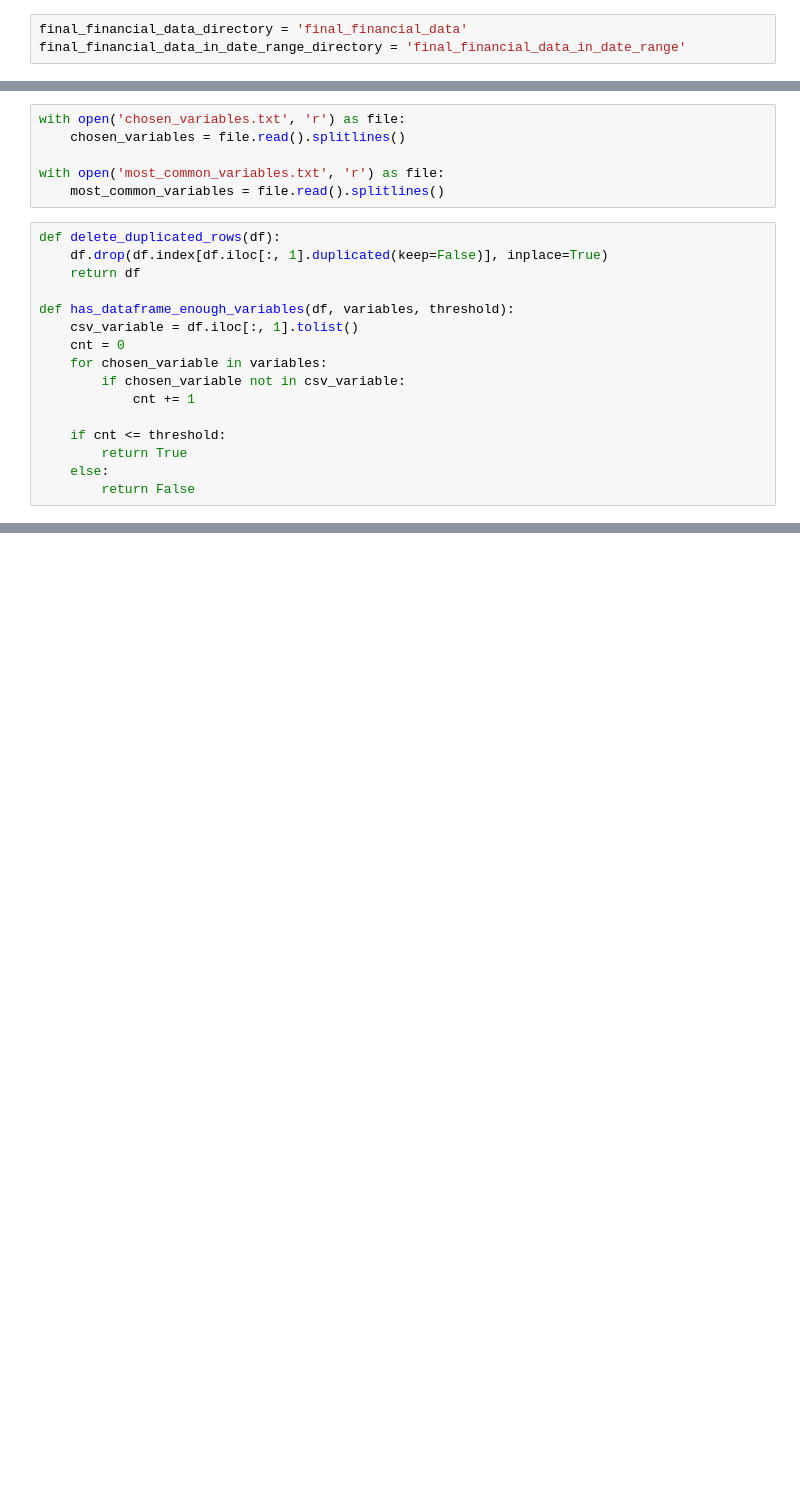
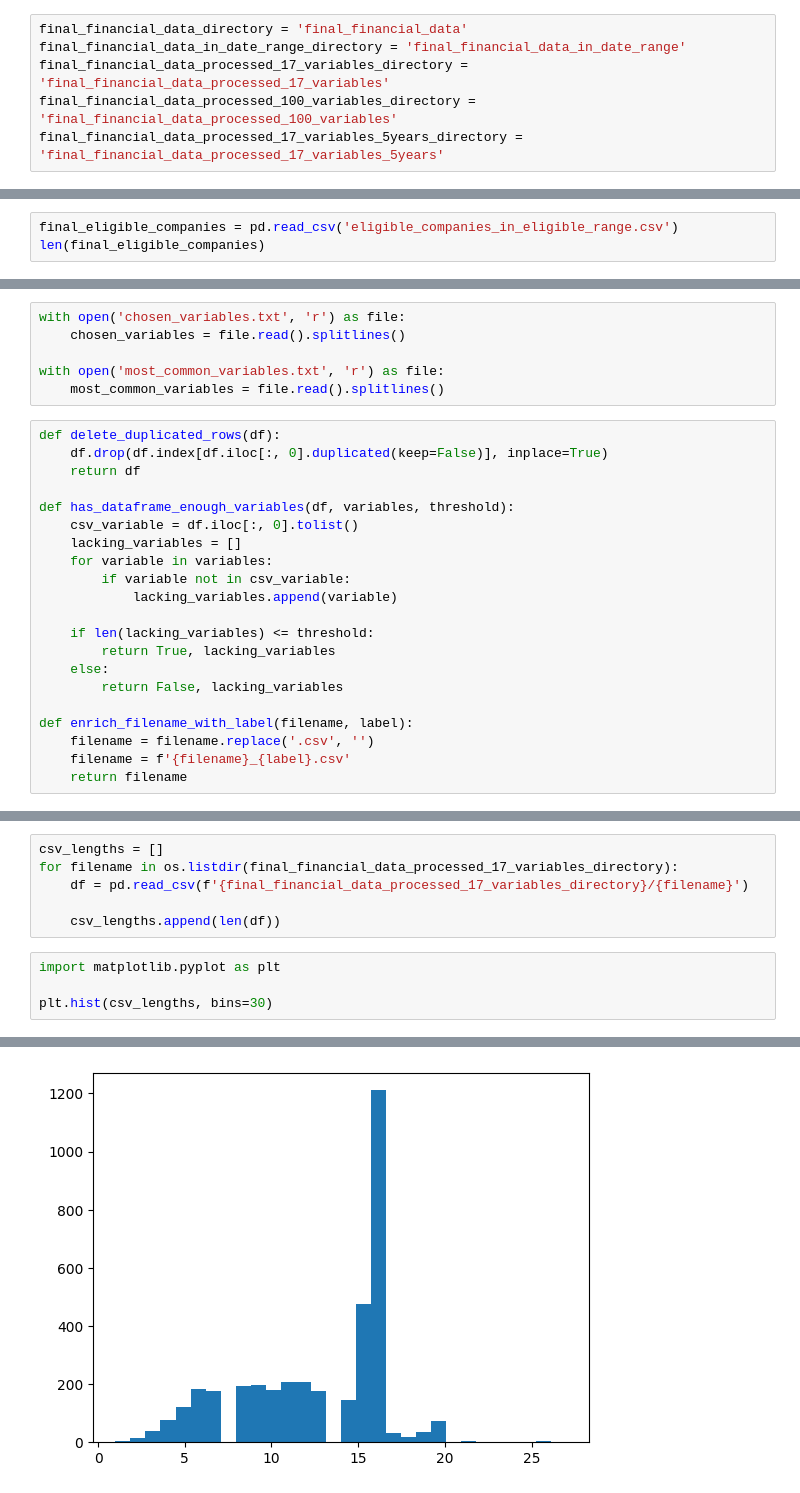
Before and after one commit to grepoz/bankruptcy-prophet, a Jupyter notebook: dataset/financial-data-processing-pipeline.ipynb, the cells around one changed output, grey strips where cells are left out. Drawn from its saved outputs; the diff is of its cells as text; blank space fills up the shorter version.

Commit message:
create split dataset with 17 vars for 5 years

```diff
--- a/dataset/financial-data-processing-pipeline.ipynb
+++ b/dataset/financial-data-processing-pipeline.ipynb
@@ -7,6 +7,9 @@ import shutil
 # %%
 final_financial_data_directory = 'final_financial_data'
 final_financial_data_in_date_range_directory = 'final_financial_data_in_date_range'
+final_financial_data_processed_17_variables_directory = 'final_financial_data_processed_17_variables'
+final_financial_data_processed_100_variables_directory = 'final_financial_data_processed_100_variables'
+final_financial_data_processed_17_variables_5years_directory = 'final_financial_data_processed_17_variables_5years'
 # %%
 eligible_companies = pd.read_csv('companies_eligible_to_financial_dataset_2024-04-19_14-47-55.csv')
 eligible_companies.head()
@@ -115,0 +192,3 @@ for index, row in final_eligible_companies.iterrows():
+# %%
+final_eligible_companies = pd.read_csv('eligible_companies_in_eligible_range.csv')
+len(final_eligible_companies)
@@ -121,18 +202,23 @@ with open('most_common_variables.txt', 'r') as file:
     most_common_variables = file.read().splitlines()
 # %%
 def delete_duplicated_rows(df):
-    df.drop(df.index[df.iloc[:, 1].duplicated(keep=False)], inplace=True)
+    df.drop(df.index[df.iloc[:, 0].duplicated(keep=False)], inplace=True)
     return df
 
 def has_dataframe_enough_variables(df, variables, threshold):
-    csv_variable = df.iloc[:, 1].tolist()
-    cnt = 0
-    for chosen_variable in variables:
-        if chosen_variable not in csv_variable:
-            cnt += 1
+    csv_variable = df.iloc[:, 0].tolist()
+    lacking_variables = []
+    for variable in variables:
+        if variable not in csv_variable:
+            lacking_variables.append(variable)
 
-    if cnt <= threshold:
-        return True
+    if len(lacking_variables) <= threshold:
+        return True, lacking_variables
     else:
-        return False
+        return False, lacking_variables
+
+def enrich_filename_with_label(filename, label):
+    filename = filename.replace('.csv', '')
+    filename = f'{filename}_{label}.csv'
+    return filename
 # %%
@@ -144,0 +308,11 @@ for filename in os.listdir(final_financial_data_in_date_range_directory):
+# %%
+csv_lengths = []
+for filename in os.listdir(final_financial_data_processed_17_variables_directory):
+    df = pd.read_csv(f'{final_financial_data_processed_17_variables_directory}/{filename}')
+
+    csv_lengths.append(len(df))
+# %%
+import matplotlib.pyplot as plt
+
+plt.hist(csv_lengths, bins=30)
+# %% [output]
@@ -144,0 +332 @@ for filename in os.listdir(final_financial_data_in_date_range_directory):
+[figure, added]
```
Also changed, not shown: parts of 41 cells of this notebook, 6 other files.
